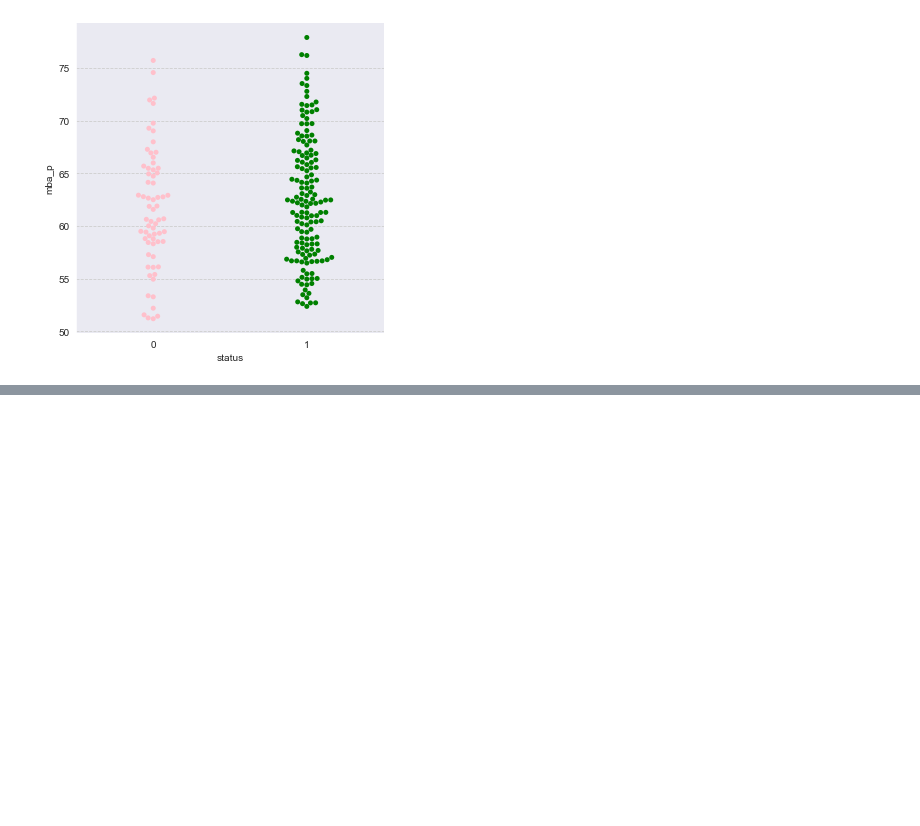
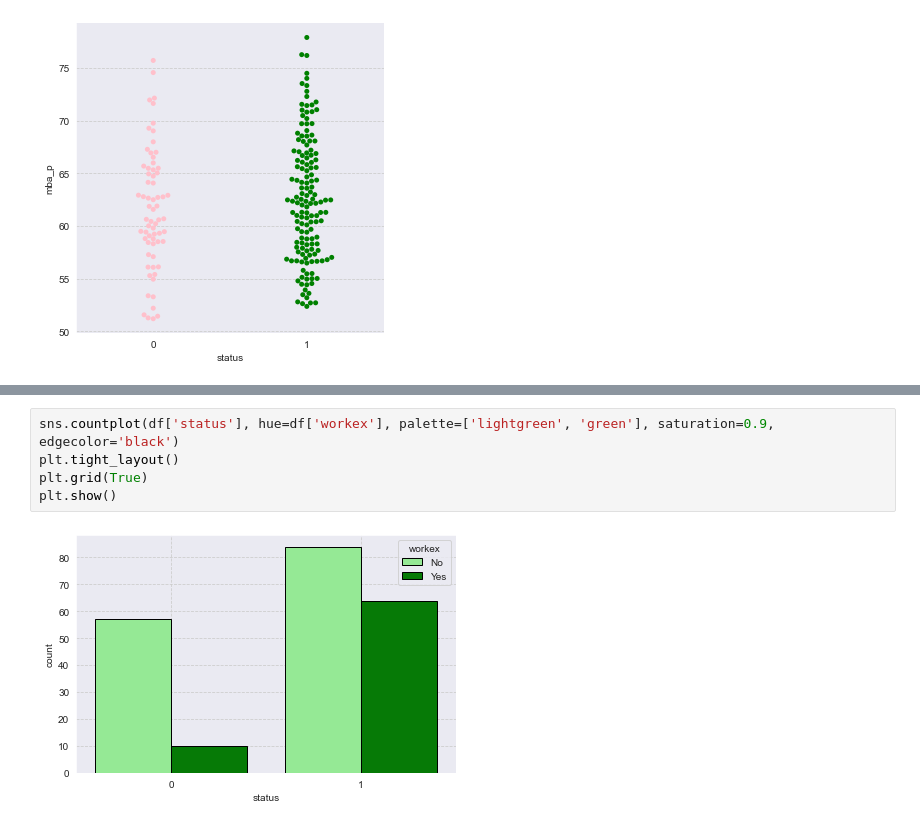
Before and after one commit to Andy666Fox/TINY_DS_PROJECTS, a Jupyter notebook: Placement_prediction/main_res.ipynb, the cells around one changed output, grey strips where cells are left out. Saved outputs shown, nothing was run; the diff lists cells and outputs as text; blank space fills up the shorter version.

```diff
--- a/Placement_prediction/main_res.ipynb
+++ b/Placement_prediction/main_res.ipynb
@@ -117,0 +134,7 @@ sns.catplot(x='status', y='mba_p', data=df, kind='swarm', palette=['pink', 'gree
+# %%
+sns.countplot(df['status'], hue=df['workex'], palette=['lightgreen', 'green'], saturation=0.9, edgecolor='black')
+plt.tight_layout()
+plt.grid(True)
+plt.show()
+# %% [output]
+[figure, added]
```
Also changed, not shown: parts of 2 cells of this notebook.
